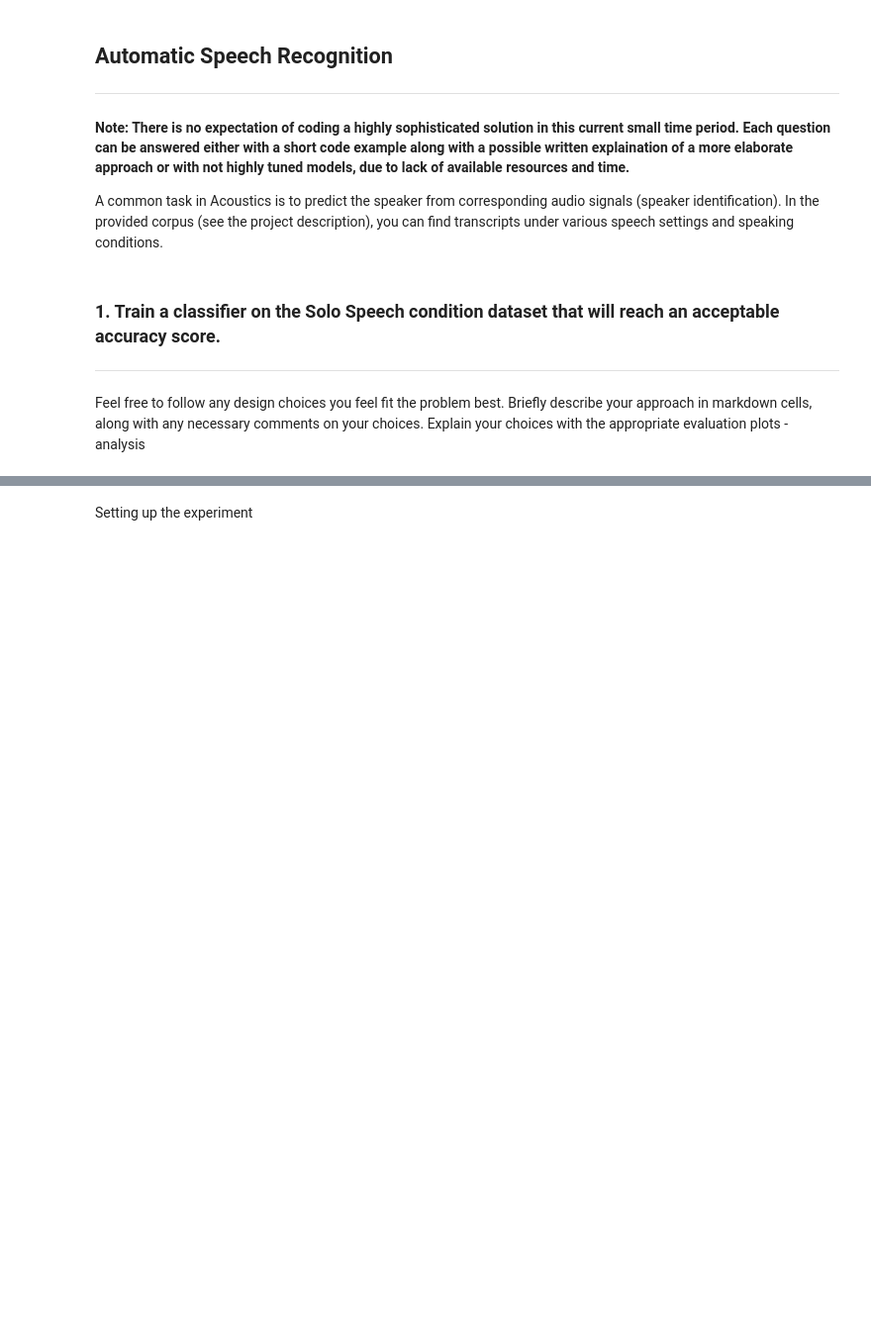
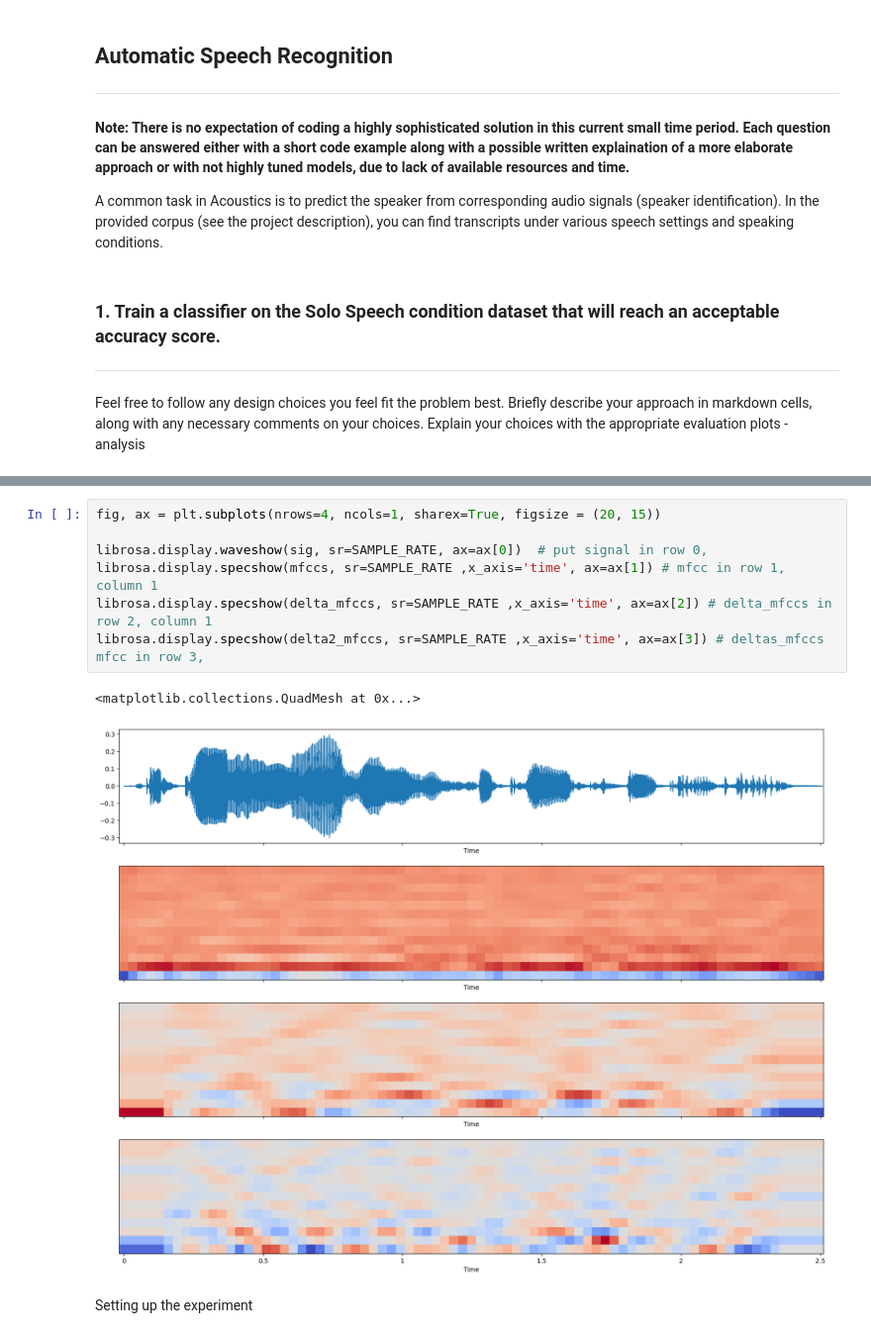
Before and after one commit to iliaskior/automatic-speech-recognition, a Jupyter notebook: assignment.ipynb, the cells around one changed output, grey strips where cells are left out. Shown at 99% size. Cells and saved outputs as stored; diff of their text form; blank space fills up the shorter version.

```diff
--- a/assignment.ipynb
+++ b/assignment.ipynb
@@ -64,3 +76,13 @@ Processing file irf07_s01_solo.wav !!!
+# %%
+fig, ax = plt.subplots(nrows=4, ncols=1, sharex=True, figsize = (20, 15))
+
+librosa.display.waveshow(sig, sr=SAMPLE_RATE, ax=ax[0])  # put signal in row 0,
+librosa.display.specshow(mfccs, sr=SAMPLE_RATE ,x_axis='time', ax=ax[1]) # mfcc in row 1, column 1
+librosa.display.specshow(delta_mfccs, sr=SAMPLE_RATE ,x_axis='time', ax=ax[2]) # delta_mfccs in row 2, column 1
+librosa.display.specshow(delta2_mfccs, sr=SAMPLE_RATE ,x_axis='time', ax=ax[3]) # deltas_mfccs mfcc in row 3,
+# %% [output]
+<matplotlib.collections.QuadMesh at 0x...>
+[figure, added]
 # %% [markdown]
 Setting up the experiment
 # %%
```
Also changed, not shown: parts of 9 cells of this notebook, 1 other file.
